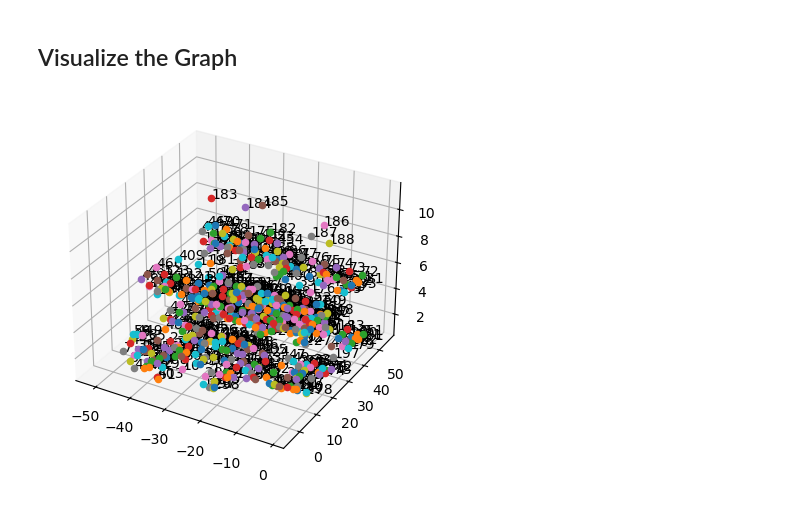
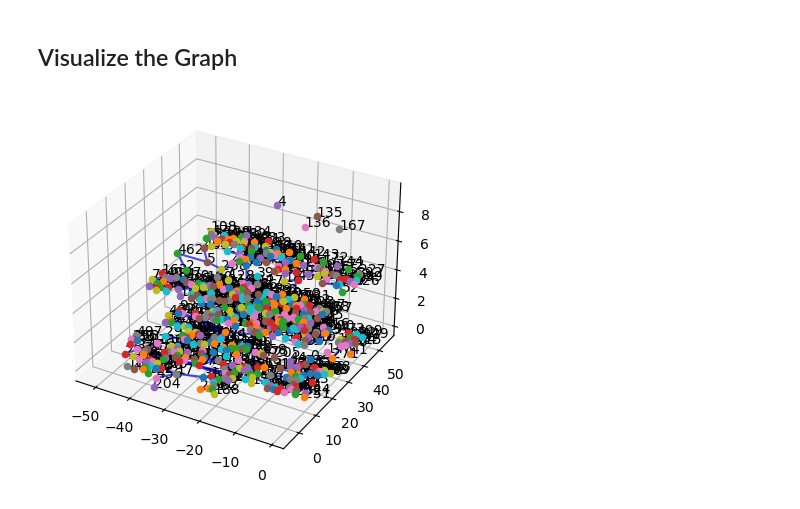
Before and after one commit to ZhuoranJia/IFC2BCM, a Jupyter notebook: notes/processing_gml_and_json/ij2cp_and_nx.ipynb, the cells around one changed output. Drawn from its saved outputs; the diff is of its cells as text; code cells hidden in the pictures.

```diff
--- a/notes/processing_gml_and_json/ij2cp_and_nx.ipynb
+++ b/notes/processing_gml_and_json/ij2cp_and_nx.ipynb
@@ -285,11 +285,13 @@ def get_edges(j):
 
     return edges_modified
 
-#edges_real = get_edges(j_real)
+edges_real = get_edges(j_real)
 
 edges_delete = get_edges(j_delete)
 print(edges_delete)
+print(len(edges_real))
+print(edges_real)
 
-edges_3 = get_edges(j_3)
+#edges_3 = get_edges(j_3)
 # %% [output]
 [[0, 2], [2, 1]]
@@ -312,6 +315,9 @@ node_coords_2 = get_node_coords(nodes_2, j_2)
 node_coords_3 = get_node_coords(nodes_3, j_3)
 print(node_coords_2)
 
+node_coords_real = get_node_coords(nodes_real, j_real)
+print(node_coords_real)
+
 #delete
 node_coords_delete = get_node_coords(nodes_delete,j_delete)
 print(node_coords_delete)
@@ -347,12 +354,21 @@ for node in G.nodes(data=True):
 (521, {'coords': [-35.7095, 13.435, 1.4]})
 (522, {'coords': [-37.7605, 13.435, 1.4]})
 # %%
-# delete whole cell
-G_d = nx.Graph()
+
+'''G_d = nx.Graph()
 G_d.add_nodes_from(nodes_delete)
 G_d.add_edges_from(edges_delete)
 nx.set_node_attributes(G_d, node_coords_delete, 'coords')
 print(len(G_d.nodes))
 for node in G_d.nodes(data=True):
+    print(node)'''
+
+# the hospital graph
+G_r = nx.Graph()
+G_r.add_nodes_from(nodes_real)
+G_r.add_edges_from(edges_real)
+nx.set_node_attributes(G_r, node_coords_real, 'coords')
+print(len(G_r.nodes))
+for node in G_r.nodes(data=True):
     print(node)
 # %% [output]
@@ -363,17 +392,32 @@ for node in G_d.nodes(data=True):
 # %% [markdown]
 ## Visualize the Graph
 # %%
-fig = plt.figure()
-ax = fig.add_subplot(111, projection='3d')
 
-pos = nx.get_node_attributes(G,'coords')
+'''fig_d = plt.figure()
+ax = fig_d.add_subplot(111, projection='3d')
+
+pos = nx.get_node_attributes(G_d,'coords')
 for node, [x,y,z] in pos.items():
     ax.scatter(x,y,z, marker='o')
     ax.text(x,y,z,node)
-for edge in G.edges():
+for edge in G_d.edges():
+    xs, ys,zs = zip(*(pos[node] for node in edge))
+    ax.plot(xs,ys,zs,'b-',alpha=0.7)
+
+plt.show()'''
+
+#visualize the hospital graph
+fig_r = plt.figure()
+ax = fig_r.add_subplot(111, projection='3d')
+
+pos = nx.get_node_attributes(G_r,'coords')
+for node, [x,y,z] in pos.items():
+    ax.scatter(x,y,z, marker='o')
+    ax.text(x,y,z,node)
+for edge in G_r.edges():
     xs, ys,zs = zip(*(pos[node] for node in edge))
     ax.plot(xs,ys,zs,'b-',alpha=0.7)
 
 plt.show()
 # %% [output]
-[figure, old version]
+[figure, new version]
```
Also changed, not shown: parts of 4 cells of this notebook, 1 other file.
